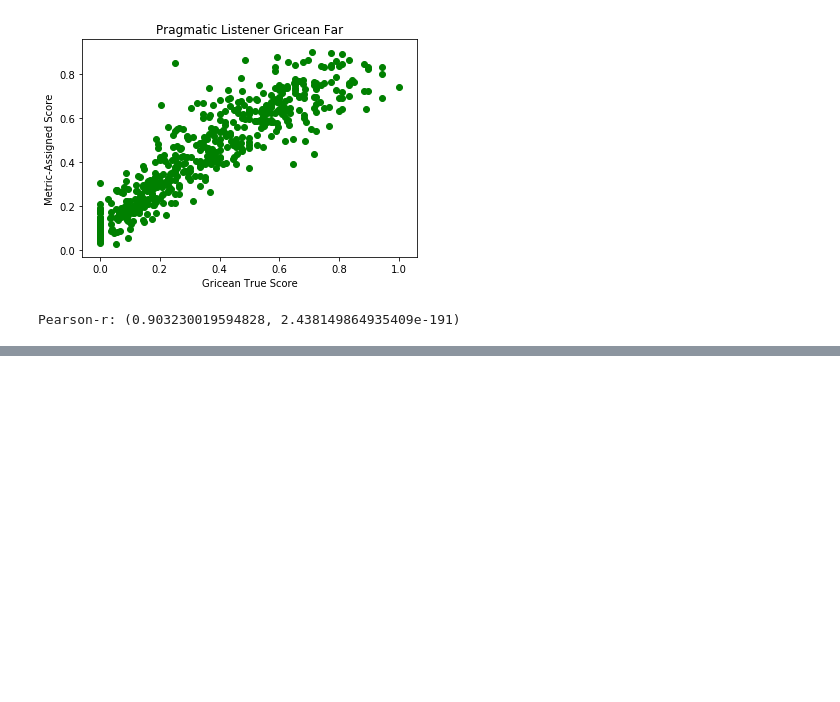
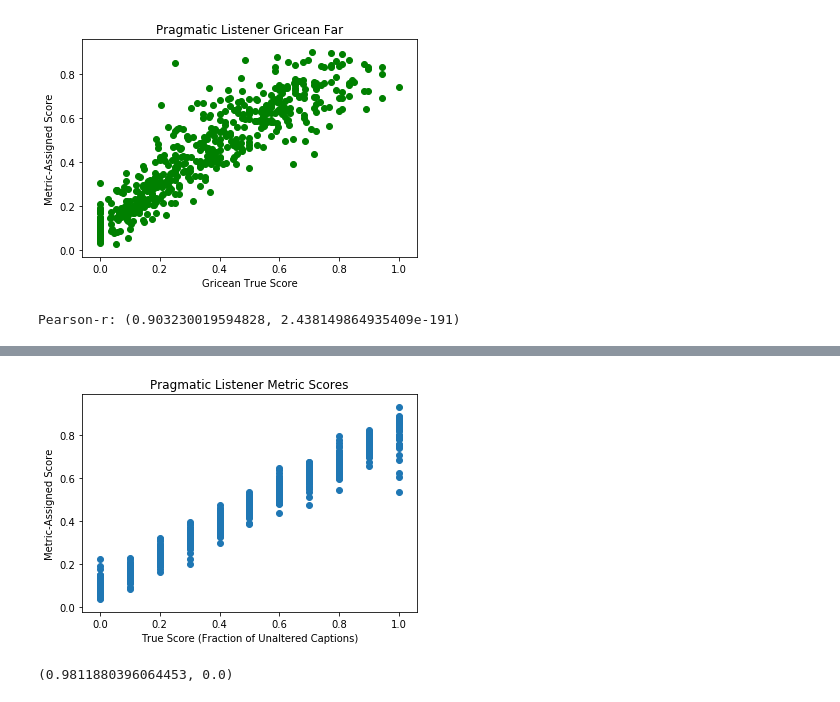
Before and after one commit to bnewm0609/cs224u-project, a Jupyter notebook: notebooks/Plots.ipynb, the cells around one changed output, grey strips where cells are left out. Drawn from its saved outputs; the diff is of its cells as text; code cells hidden in the pictures; blank space fills up the shorter version.

```diff
--- a/notebooks/Plots.ipynb
+++ b/notebooks/Plots.ipynb
@@ -448,8 +448,9 @@ def literal_speaker_experiment(train=False, evaluate=True, epochs=5, color_in_di
     return model
 # %%
 def pragmatic_listener(evaluate=True,
-        literal_model_file="../model/literal_listener_listener_click_5epoch_endings_tkn.params",
+        literal_model_file="../model/best_literal_listener.params",
         speaker_model_file="../model/literal_speaker_30epochGLOVE.params",
+        alpha=0.544,
         composite=True):
     color_phi_listener = ColorFeaturizer(color_phi_fourier, "rgb", normalized=True)
     color_phi_speaker = ColorFeaturizer(color_phi_fourier, "hsv", normalized=True)
@@ -460,7 +461,7 @@ def pragmatic_listener(evaluate=True,
     listener_model = literal_listener_experiment(train=False, evaluate=False, model_file=literal_model_file)
     print("Loading literal speaker")
     speaker_model = literal_speaker_experiment(train=False, evaluate=False, model_file=speaker_model_file)
-    pragmatic_model = PragmaticListener(listener_model, speaker_model)
+    pragmatic_model = PragmaticListener(listener_model, speaker_model,alpha=alpha)
     if not evaluate:
         return pragmatic_model
     else:
@@ -614,0 +622,6 @@ Pearson-r: (0.903230019594828, 2.438149864935409e-191)
+# %%
+for alpha in [2.0]:
+    with open("pragmatic-hyp/alpha="+str(alpha)+"-pragmatic-eval.pickle", 'wb') as f:
+        print("Evaluating alpha =", alpha)
+        xp = pragmatic_listener(alpha=alpha)
+        pickle.dump(xp, f)
@@ -614,0 +646,14 @@ Pearson-r: (0.903230019594828, 2.438149864935409e-191)
+# %%
+pragmatic_listener_eval_composite = xp[1]
+# first get just correlation between all model scores
+pl_true_scores = pragmatic_listener_eval_composite.groupby('gameid').numOutcome.mean()
+pl_model_scores = pragmatic_listener_eval_composite.groupby('gameid').model_scores.mean()
+plt.scatter(pl_true_scores, pl_model_scores)
+plt.title("Pragmatic Listener Metric Scores")
+plt.xlabel("True Score (Fraction of Unaltered Captions)")
+plt.ylabel("Metric-Assigned Score")
+plt.show()
+stats.pearsonr(pl_true_scores, pl_model_scores)
+# %% [output]
+[figure, added]
+(0.9811880396064453, 0.0)
```
Also changed, not shown: parts of 3 cells of this notebook.
